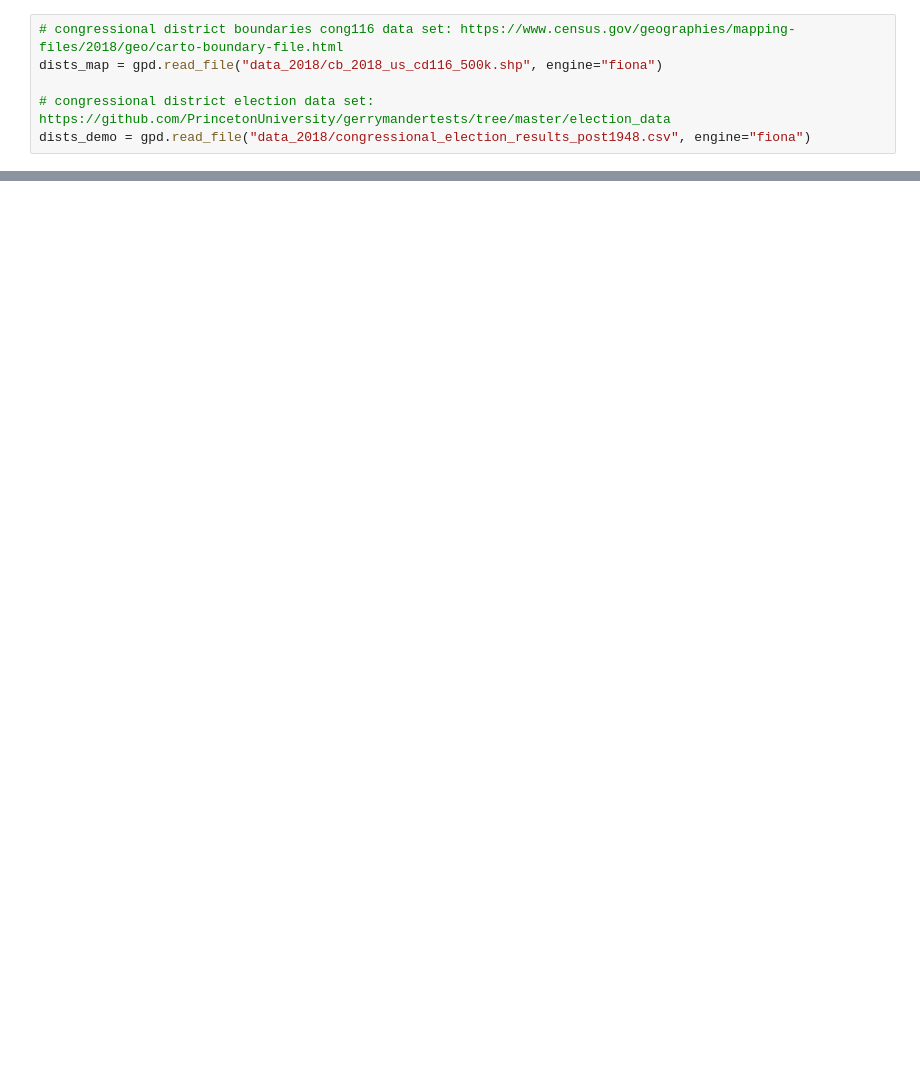
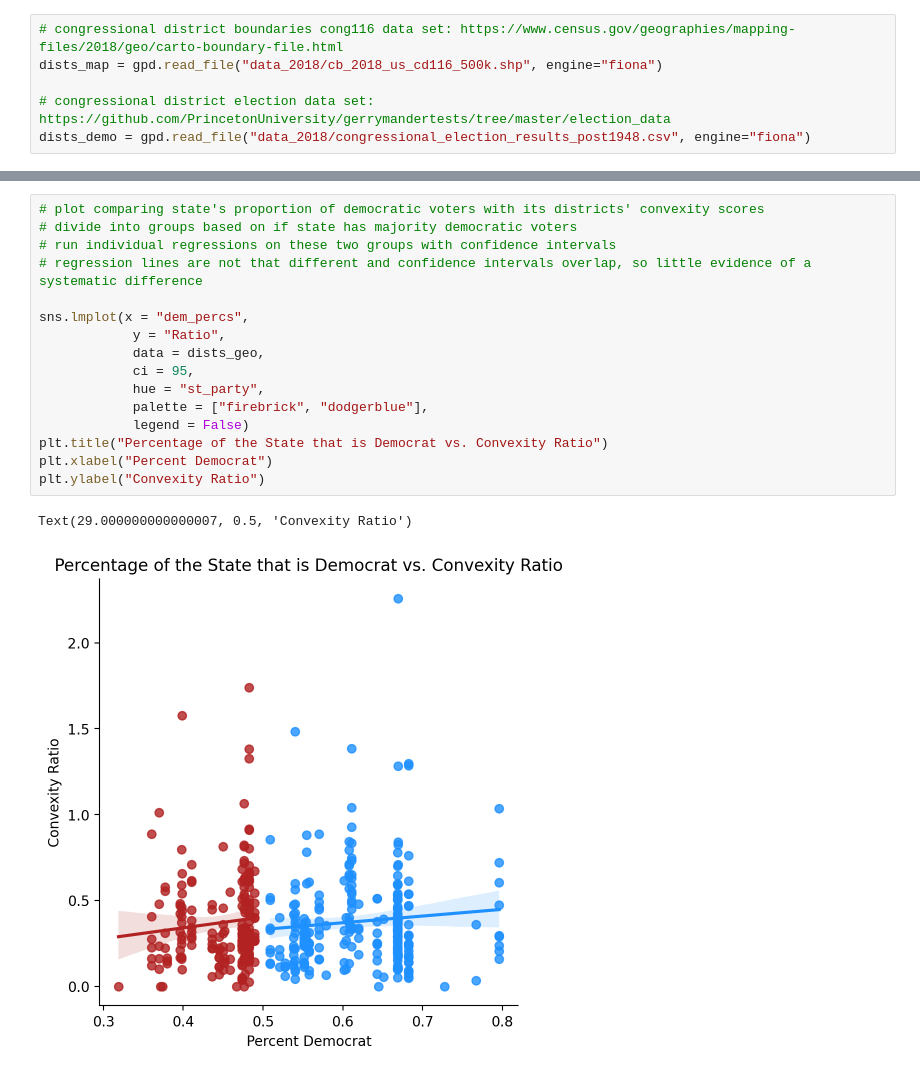
Before and after one commit to maia-pi/db_project, a Jupyter notebook: cong116.ipynb, the cells around one changed output, grey strips where cells are left out. Saved outputs shown, nothing was run; the diff lists cells and outputs as text; blank space fills up the shorter version.

```diff
--- a/cong116.ipynb
+++ b/cong116.ipynb
@@ -422,0 +253,19 @@ dists_demo[dists_demo["Incumbent"] == "O"].head(10)
+# %%
+# plot comparing state's proportion of democratic voters with its districts' convexity scores
+# divide into groups based on if state has majority democratic voters
+# run individual regressions on these two groups with confidence intervals
+# regression lines are not that different and confidence intervals overlap, so little evidence of a systematic difference
+
+sns.lmplot(x = "dem_percs",
+            y = "Ratio",
+            data = dists_geo,
+            ci = 95,
+            hue = "st_party",
+            palette = ["firebrick", "dodgerblue"],
+            legend = False)
+plt.title("Percentage of the State that is Democrat vs. Convexity Ratio")
+plt.xlabel("Percent Democrat")
+plt.ylabel("Convexity Ratio")
+# %% [output]
+Text(29.000000000000007, 0.5, 'Convexity Ratio')
+[figure, added]
```
Also changed, not shown: parts of 50 cells of this notebook.
